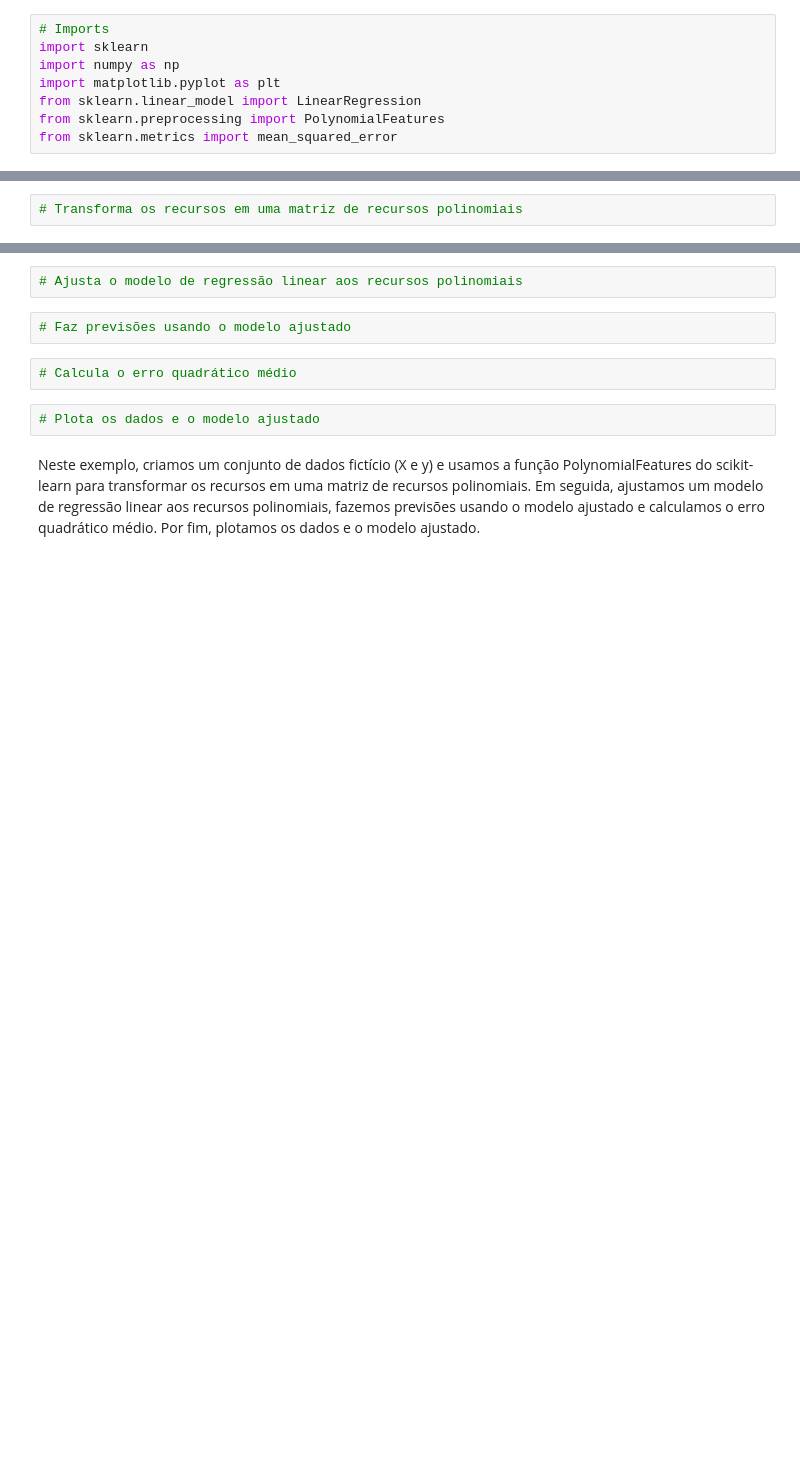
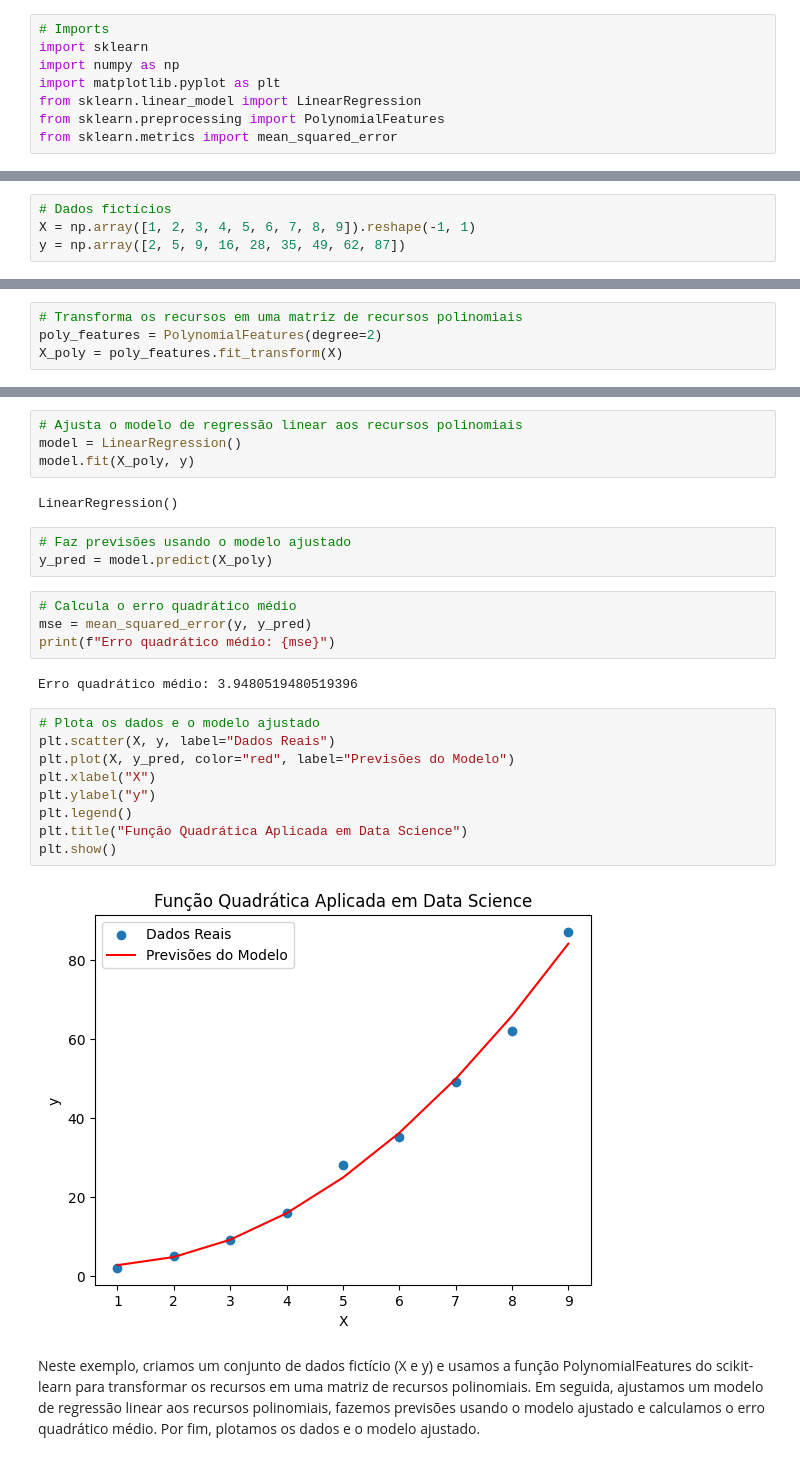
Before and after one commit to Nepo1983/Data_Science_Academy, a Jupyter notebook: Formacao_Analise_Estatistica/Matematica_Para_DS/CAP10/Funcoes.ipynb, the cells around one changed output, grey strips where cells are left out. Cells and saved outputs as stored; diff of their text form; blank space fills up the shorter version.

```diff
--- a/Formacao_Analise_Estatistica/Matematica_Para_DS/CAP10/Funcoes.ipynb
+++ b/Formacao_Analise_Estatistica/Matematica_Para_DS/CAP10/Funcoes.ipynb
@@ -136,0 +192,4 @@ from sklearn.metrics import mean_squared_error
+# %%
+# Dados fictícios
+X = np.array([1, 2, 3, 4, 5, 6, 7, 8, 9]).reshape(-1, 1)
+y = np.array([2, 5, 9, 16, 28, 35, 49, 62, 87])
@@ -137,2 +212,4 @@ from sklearn.metrics import mean_squared_error
 # %%
 # Transforma os recursos em uma matriz de recursos polinomiais
+poly_features = PolynomialFeatures(degree=2)
+X_poly = poly_features.fit_transform(X)
@@ -139,11 +228,29 @@ from sklearn.metrics import mean_squared_error
 # %%
 # Ajusta o modelo de regressão linear aos recursos polinomiais
+model = LinearRegression()
+model.fit(X_poly, y)
+# %% [output]
+LinearRegression()
 # %%
 # Faz previsões usando o modelo ajustado
+y_pred = model.predict(X_poly)
 # %%
 # Calcula o erro quadrático médio
+mse = mean_squared_error(y, y_pred)
+print(f"Erro quadrático médio: {mse}")
+# %% [output]
+Erro quadrático médio: 3.9480519480519396
-# %%
-# Plota os dados e o modelo ajustado
+# %%
+# Plota os dados e o modelo ajustado
+plt.scatter(X, y, label="Dados Reais")
+plt.plot(X, y_pred, color="red", label="Previsões do Modelo")
+plt.xlabel("X")
+plt.ylabel("y")
+plt.legend()
+plt.title("Função Quadrática Aplicada em Data Science")
+plt.show()
+# %% [output]
+[figure, added]
 # %% [markdown]
 Neste exemplo, criamos um conjunto de dados fictício (X e y) e usamos a função PolynomialFeatures do scikit-learn para transformar os recursos em uma matriz de recursos polinomiais. Em seguida, ajustamos um modelo de regressão linear aos recursos polinomiais, fazemos previsões usando o modelo ajustado e calculamos o erro quadrático médio. Por fim, plotamos os dados e o modelo ajustado.
 # %% [markdown]
```
Also changed, not shown: parts of 32 cells of this notebook, 8 other files.
